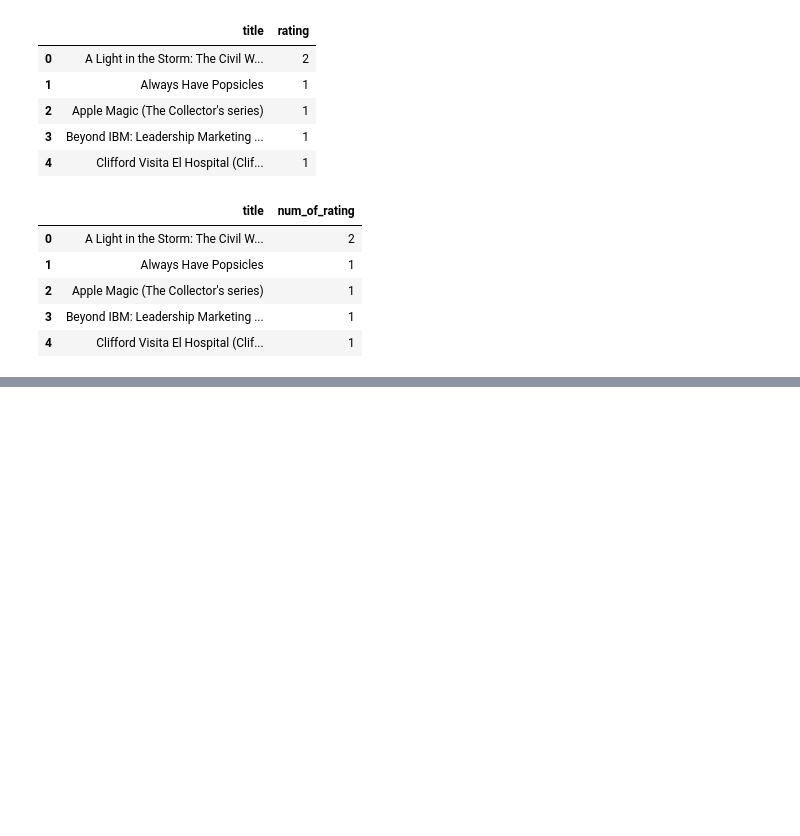
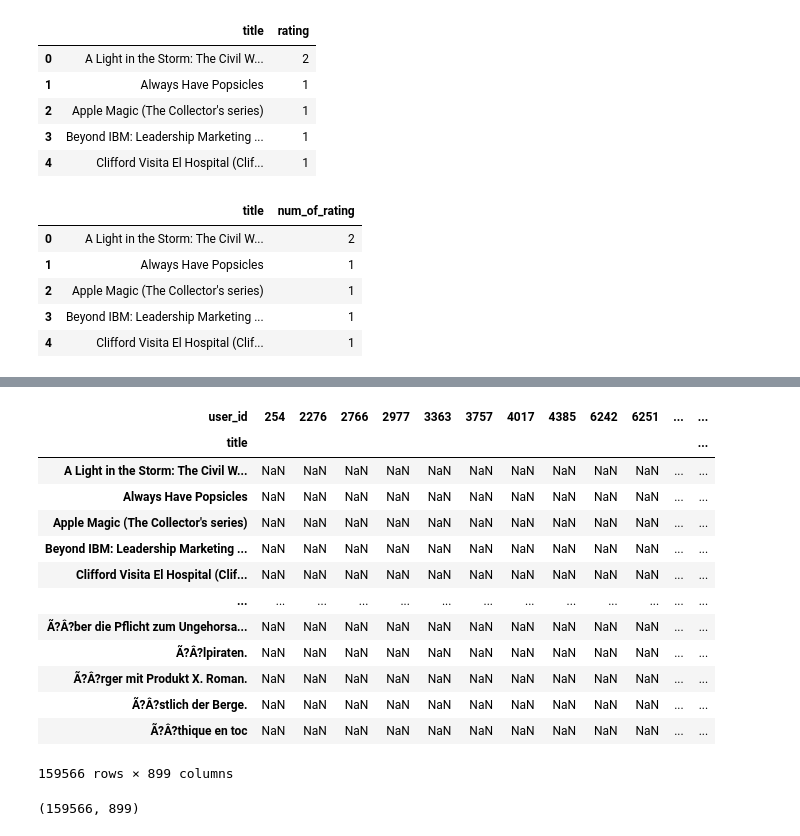
Before and after one commit to ayshaskazi-spec/End-to-End-Book-Recommender-System, a Jupyter notebook: notebook/research.ipynb, the cells around one changed output, grey strips where cells are left out. Cells and saved outputs as stored; diff of their text form; code cells hidden in the pictures; blank space fills up the shorter version.

```diff
--- a/notebook/research.ipynb
+++ b/notebook/research.ipynb
@@ -166,3 +166,7 @@ final_rating.head()
 | 2 | 277427 | 003008685X | 8 | Pioneers | James Fenimore Cooper | 1974 | Thomson Learning | http://images.amazon.com/images/P... | 1 |
 | 3 | 277427 | 0030615321 | 0 | Ask for May, Settle for June (A D... | G. B. Trudeau | 1982 | Henry Holt &amp; Co | http://images.amazon.com/images/P... | 1 |
 | 4 | 277427 | 0060002050 | 0 | On a Wicked Dawn (Cynster Novels) | Stephanie Laurens | 2002 | Avon Books | http://images.amazon.com/images/P... | 13 |
+# %%
+#Taking the books which got at least 50 ratings
+
+final_rating = final_rating[final_rating['num_of_rating']<=50]
@@ -168,0 +182,3 @@ final_rating.head()
+# %%
+#drop the duplicates
+final_rating.drop_duplicates(['user_id','title'],inplace=True)
@@ -168,0 +198,4 @@ final_rating.head()
+# %%
+final_rating['author'] = final_rating['author'].fillna('Unknown')
+final_rating['publisher'] = final_rating['publisher'].fillna('Unknown')
+final_rating['image-url'] = final_rating['image-url'].fillna('https://via.placeholder.com/150')
@@ -168,0 +215,23 @@ final_rating.head()
+# %%
+book_pivot = final_rating.pivot_table(columns='user_id', index='title', values='rating')
+# %%
+book_pivot
+# %% [output]
+| user_id | 254 | 2276 | 2766 | 2977 | 3363 | 3757 | 4017 | 4385 | 6242 | 6251 | ... | ... |
+| title |  |  |  |  |  |  |  |  |  |  |  | ... |
+| A Light in the Storm: The Civil W... | NaN | NaN | NaN | NaN | NaN | NaN | NaN | NaN | NaN | NaN | ... | ... |
+| Always Have Popsicles | NaN | NaN | NaN | NaN | NaN | NaN | NaN | NaN | NaN | NaN | ... | ... |
+| Apple Magic (The Collector's series) | NaN | NaN | NaN | NaN | NaN | NaN | NaN | NaN | NaN | NaN | ... | ... |
+| Beyond IBM: Leadership Marketing ... | NaN | NaN | NaN | NaN | NaN | NaN | NaN | NaN | NaN | NaN | ... | ... |
+| Clifford Visita El Hospital (Clif... | NaN | NaN | NaN | NaN | NaN | NaN | NaN | NaN | NaN | NaN | ... | ... |
+| ... | ... | ... | ... | ... | ... | ... | ... | ... | ... | ... | ... | ... |
+| Ã?Â?ber die Pflicht zum Ungehorsa... | NaN | NaN | NaN | NaN | NaN | NaN | NaN | NaN | NaN | NaN | ... | ... |
+| Ã?Â?lpiraten. | NaN | NaN | NaN | NaN | NaN | NaN | NaN | NaN | NaN | NaN | ... | ... |
+| Ã?Â?rger mit Produkt X. Roman. | NaN | NaN | NaN | NaN | NaN | NaN | NaN | NaN | NaN | NaN | ... | ... |
+| Ã?Â?stlich der Berge. | NaN | NaN | NaN | NaN | NaN | NaN | NaN | NaN | NaN | NaN | ... | ... |
+| Ã?Â?thique en toc | NaN | NaN | NaN | NaN | NaN | NaN | NaN | NaN | NaN | NaN | ... | ... |
+159566 rows × 899 columns
+# %%
+book_pivot.shape
+# %% [output]
+(159566, 899)
```
Also changed, not shown: parts of 11 cells of this notebook.
